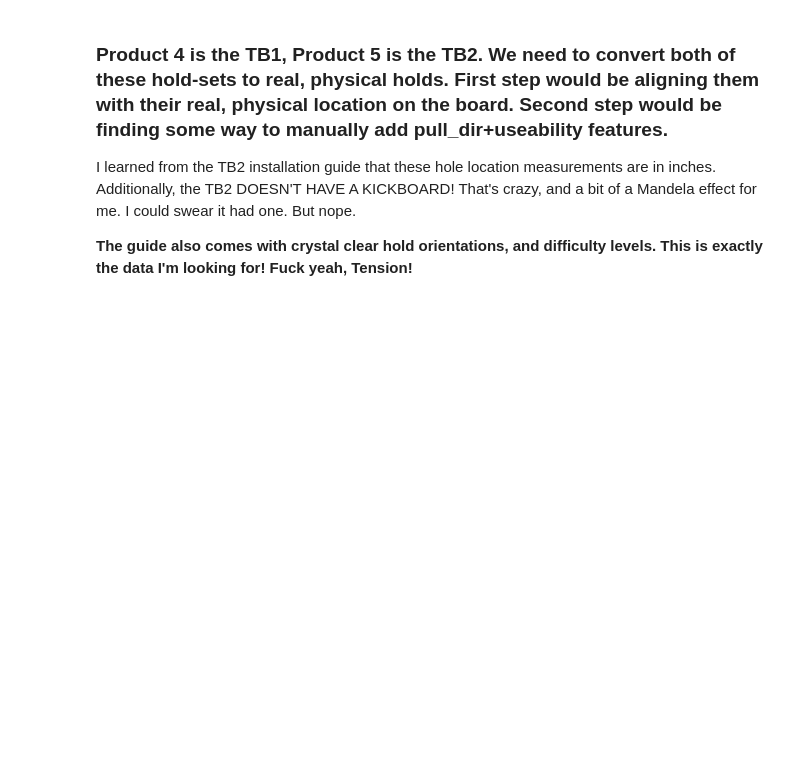
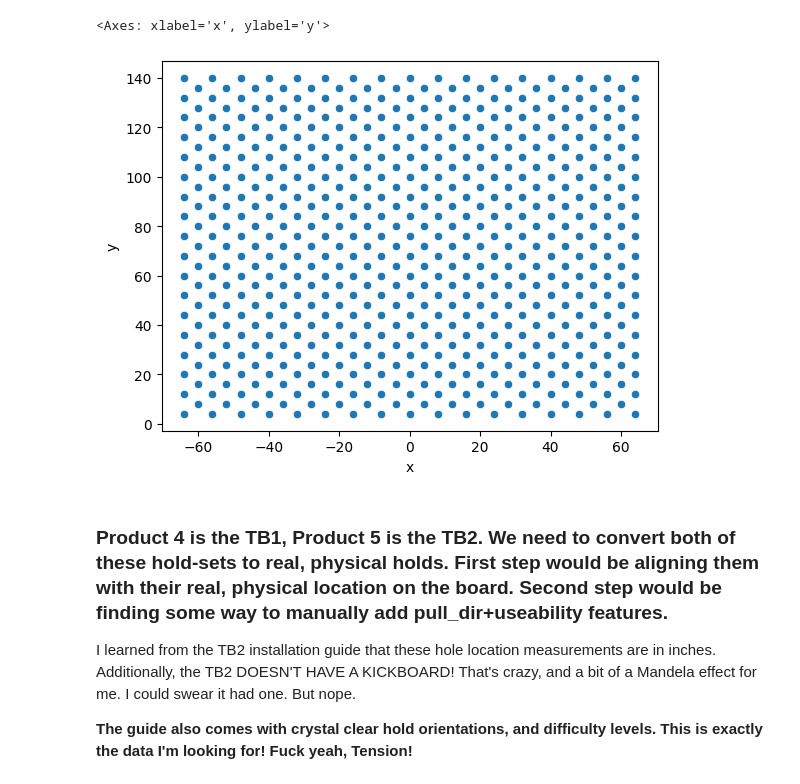
Before and after one commit to EvanMcCormick37/ml-homewall-climb-generator, a Jupyter notebook: model-training/ExtractAndPreprocessBoardlibHolds.ipynb, the cells around one changed output. Saved outputs shown, nothing was run; the diff lists cells and outputs as text; code cells hidden in the pictures; blank space fills up the shorter version.

```diff
--- a/model-training/ExtractAndPreprocessBoardlibHolds.ipynb
+++ b/model-training/ExtractAndPreprocessBoardlibHolds.ipynb
@@ -238,5 +281,5 @@ def upload_climbs_batch(
     return results
 # %%
 query='SELECT * FROM holes'
-df_holes = df_sql("kilter",query, index_col='id').astype({'product_id':int, 'name':str,'x':int,'y':int,'mirrored_hole_id':int,'mirror_group':int})
+df_holes = df_sql("decoy", query, index_col='id').astype({'product_id':int, 'name':str,'x':int,'y':int,'mirrored_hole_id':int,'mirror_group':int})
 df_holes.head()
@@ -243,14 +294,8 @@ df_holes.head()
 # %%
-fig, axes = plt.subplots(3,3,figsize=(8,8), sharex=True, sharey=True)
-
-for i,product_id in enumerate(set(df_holes['product_id'])):
-    ax = axes[i//3][i%3]
-    filtered = df_holes[df_holes["product_id"]==product_id]
-    sns.scatterplot(filtered, x='x',y='y',ax=ax)
-    ax.set_title(f"Product ID: {product_id}")
-    ax.grid(True,alpha=.6, linestyle='--')
-
-plt.show()
+sns.scatterplot(df_holes, x='x',y='y')
+# %% [output]
+<Axes: xlabel='x', ylabel='y'>
+[figure, added]
 # %% [markdown]
 ### Product 4 is the TB1, Product 5 is the TB2. We need to convert both of these hold-sets to real, physical holds. First step would be aligning them with their real, physical location on the board. Second step would be finding some way to manually add pull_dir+useability features.
 
```
Also changed, not shown: parts of 12 cells of this notebook, 1 other file.
